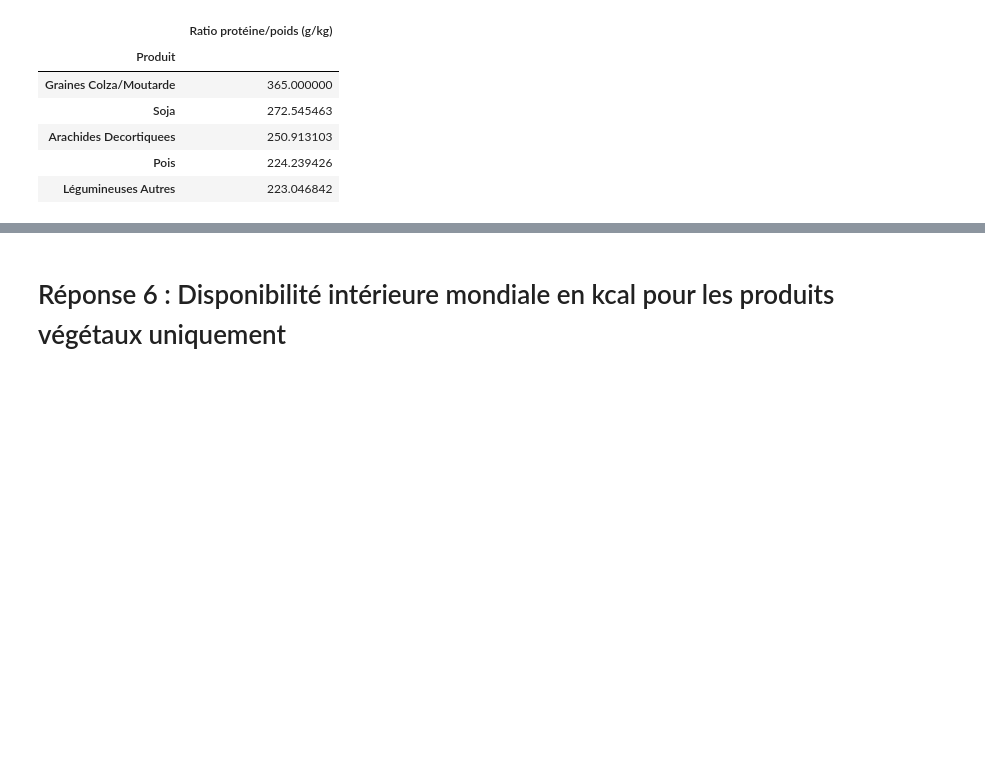
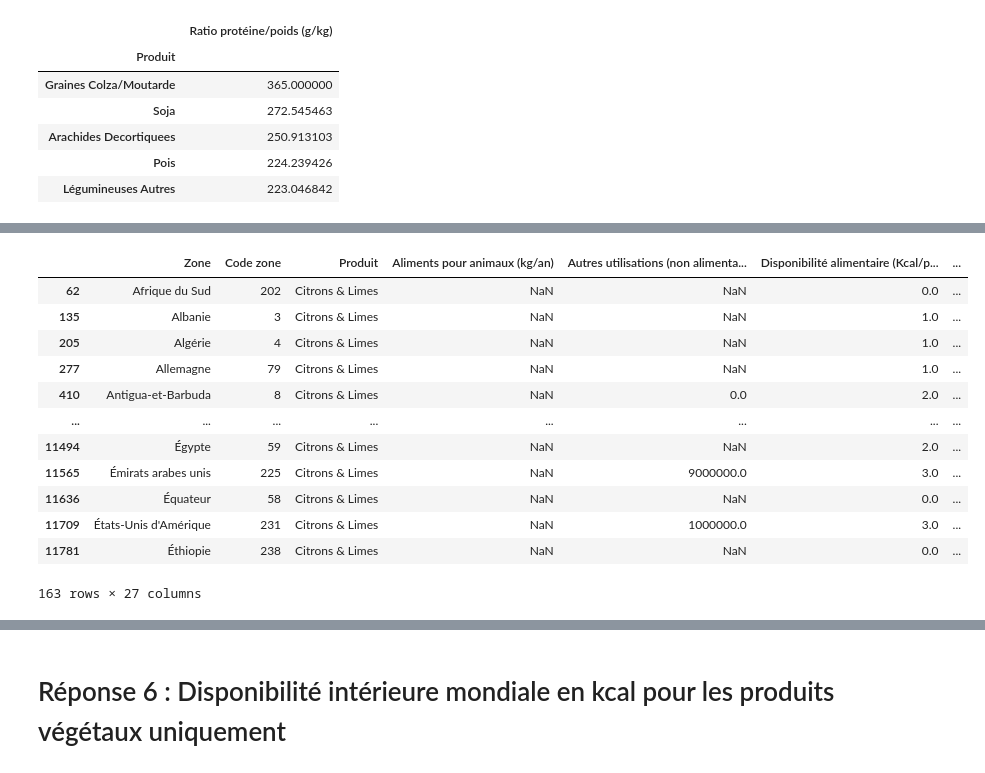
Before and after one commit to boublenza/Formation_OC, a Jupyter notebook: Projet3.ipynb, the cells around one changed output, grey strips where cells are left out. Saved outputs shown, nothing was run; the diff lists cells and outputs as text; code cells hidden in the pictures; blank space fills up the shorter version.

Commit message:
Rajout dans Q6Bis la moyenne de kcal/jour

```diff
--- a/Projet3.ipynb
+++ b/Projet3.ipynb
@@ -491,0 +484,3 @@ df_moyenne_rapport_proteine.head(5)
+# %%
+df_moyenne_rapport_calorique.rename(columns = {'Ratio Energie/poids (kcal/kg)':'Moyenne ratio Energie/poids (kcal/kg)'}, inplace = True)
+df_moyenne_rapport_calorique.reset_index()
@@ -491,0 +501,18 @@ df_moyenne_rapport_proteine.head(5)
+# %%
+df_alimentation_vegetal2 =  df_alimentation_vegetal.merge(df_moyenne_rapport_calorique,how="left",on='Produit')
+# %%
+df_alimentation_vegetal2[df_alimentation_vegetal2['Produit']=="Citrons & Limes"]
+# %% [output]
+|  | Zone | Code zone | Produit | Aliments pour animaux (kg/an) | Autres utilisations (non alimenta... | Disponibilité alimentaire (Kcal/p... | ... |
+| 62 | Afrique du Sud | 202 | Citrons & Limes | NaN | NaN | 0.0 | ... |
+| 135 | Albanie | 3 | Citrons & Limes | NaN | NaN | 1.0 | ... |
+| 205 | Algérie | 4 | Citrons & Limes | NaN | NaN | 1.0 | ... |
+| 277 | Allemagne | 79 | Citrons & Limes | NaN | NaN | 1.0 | ... |
+| 410 | Antigua-et-Barbuda | 8 | Citrons & Limes | NaN | 0.0 | 2.0 | ... |
+| ... | ... | ... | ... | ... | ... | ... | ... |
+| 11494 | Égypte | 59 | Citrons & Limes | NaN | NaN | 2.0 | ... |
+| 11565 | Émirats arabes unis | 225 | Citrons & Limes | NaN | 9000000.0 | 3.0 | ... |
+| 11636 | Équateur | 58 | Citrons & Limes | NaN | NaN | 0.0 | ... |
+| 11709 | États-Unis d'Amérique | 231 | Citrons & Limes | NaN | 1000000.0 | 3.0 | ... |
+| 11781 | Éthiopie | 238 | Citrons & Limes | NaN | NaN | 0.0 | ... |
+163 rows × 27 columns
```
Also changed, not shown: parts of 26 cells of this notebook.
